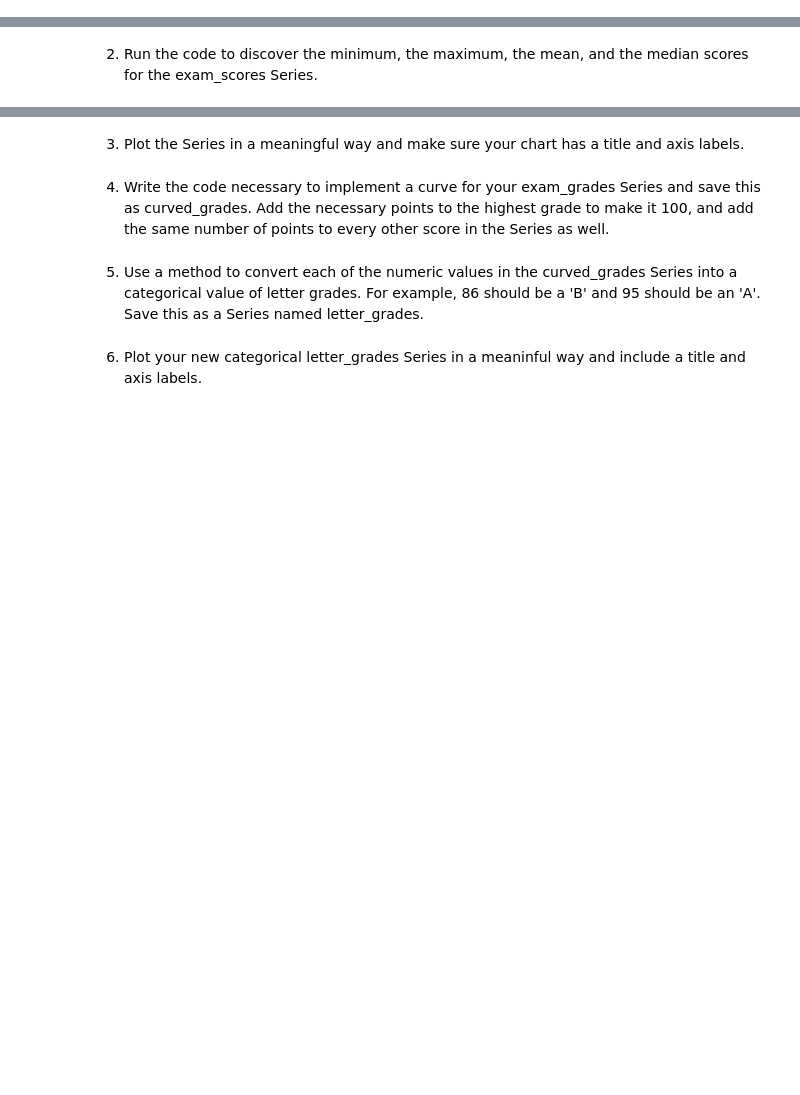
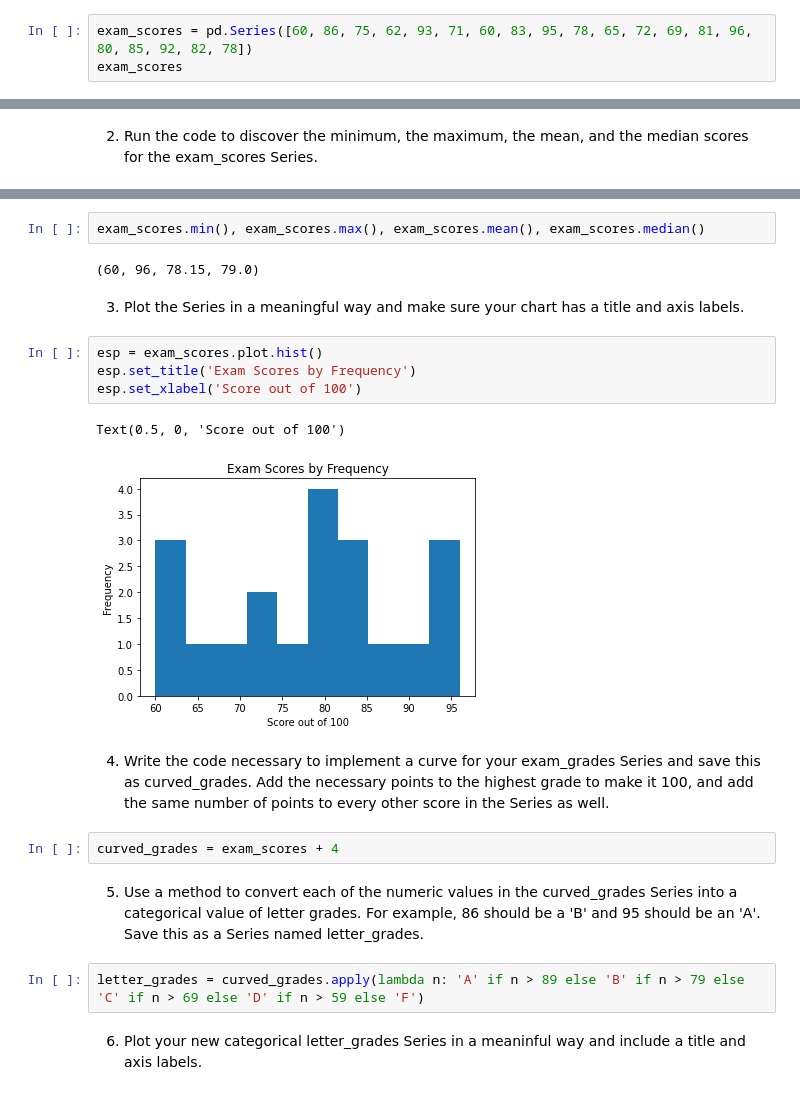
Before and after one commit to David-Howell/numpy-pandas-visualization-exercises, a Jupyter notebook: pandas_series_exercises_part_3.ipynb, the cells around one changed output, grey strips where cells are left out. Drawn from its saved outputs; the diff is of its cells as text; blank space fills up the shorter version.

```diff
--- a/pandas_series_exercises_part_3.ipynb
+++ b/pandas_series_exercises_part_3.ipynb
@@ -191,3 +218,6 @@ KeyError: "None of [Index([('aeiou',)], dtype='object')] are in the [index]"
 ### Use pandas to create a Series named exam_scores from the following list:
 # %% [markdown]
     [60, 86, 75, 62, 93, 71, 60, 83, 95, 78, 65, 72, 69, 81, 96, 80, 85, 92, 82, 78]
+# %%
+exam_scores = pd.Series([60, 86, 75, 62, 93, 71, 60, 83, 95, 78, 65, 72, 69, 81, 96, 80, 85, 92, 82, 78])
+exam_scores
@@ -198,8 +262,23 @@ KeyError: "None of [Index([('aeiou',)], dtype='object')] are in the [index]"
+# %%
+exam_scores.min(), exam_scores.max(), exam_scores.mean(), exam_scores.median()
+# %% [output]
+(60, 96, 78.15, 79.0)
 # %% [markdown]
 3. Plot the Series in a meaningful way and make sure your chart has a title and axis labels.
+# %%
+esp = exam_scores.plot.hist()
+esp.set_title('Exam Scores by Frequency')
+esp.set_xlabel('Score out of 100')
+# %% [output]
+Text(0.5, 0, 'Score out of 100')
+[figure, added]
 # %% [markdown]
 4. Write the code necessary to implement a curve for your exam_grades Series and save this as curved_grades. Add the necessary points to the highest grade to make it 100, and add the same number of points to every other score in the Series as well.
+# %%
+curved_grades = exam_scores + 4
 # %% [markdown]
 5. Use a method to convert each of the numeric values in the curved_grades Series into a categorical value of letter grades. For example, 86 should be a 'B' and 95 should be an 'A'. Save this as a Series named letter_grades.
+# %%
+letter_grades = curved_grades.apply(lambda n: 'A' if n > 89 else 'B' if n > 79 else 'C' if n > 69 else 'D' if n > 59 else 'F')
 # %% [markdown]
 6. Plot your new categorical letter_grades Series in a meaninful way and include a title and axis labels.
```
Also changed, not shown: parts of 51 cells of this notebook.
